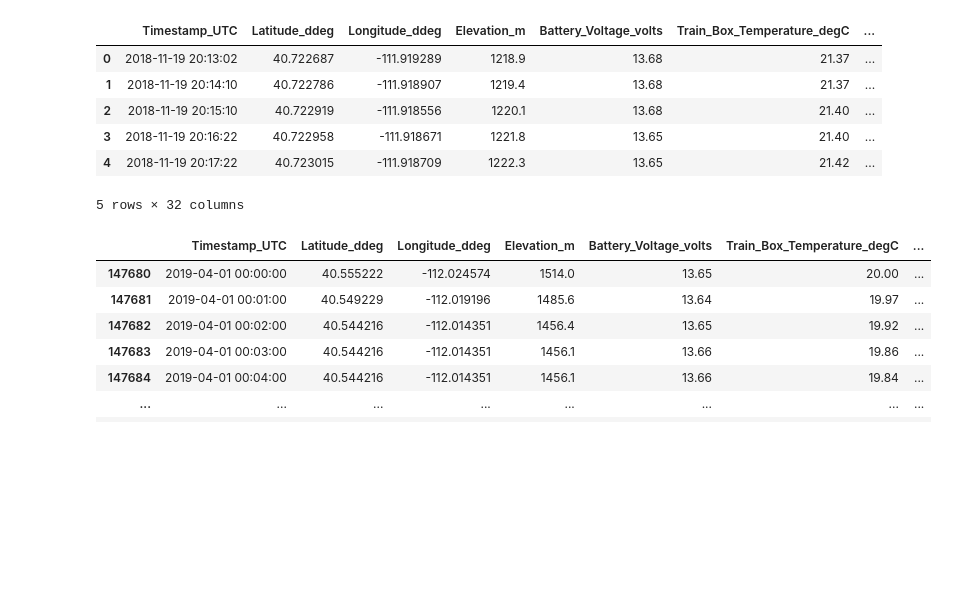
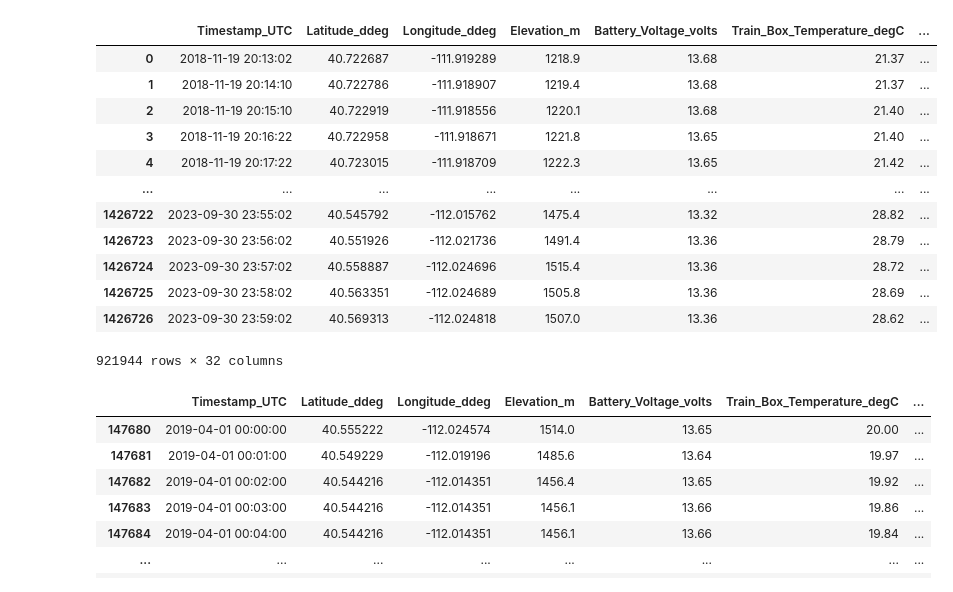
Before and after one commit to anth0nyhle/MobileAirQualitySLV, a Jupyter notebook: seasonal_pm25_avgs.ipynb, the cells around one changed output. Drawn from its saved outputs; the diff is of its cells as text; code cells hidden in the pictures; blank space fills up the shorter version.

```diff
--- a/seasonal_pm25_avgs.ipynb
+++ b/seasonal_pm25_avgs.ipynb
@@ -7,14 +7,23 @@ import contextily as cx
 # %%
 transit_df = pd.read_csv('./data/transit_dfs/TRX01_df.csv', low_memory=False, header=1)
 transit_df.head()
+
+transit_overall_df = transit_df.groupby(['Latitude_ddeg', 'Longitude_ddeg'])
+transit_overall_df.head()
 # %% [output]
 |  | Timestamp_UTC | Latitude_ddeg | Longitude_ddeg | Elevation_m | Battery_Voltage_volts | Train_Box_Temperature_degC | ... |
 | 0 | 2018-11-19 20:13:02 | 40.722687 | -111.919289 | 1218.9 | 13.68 | 21.37 | ... |
 | 1 | 2018-11-19 20:14:10 | 40.722786 | -111.918907 | 1219.4 | 13.68 | 21.37 | ... |
 | 2 | 2018-11-19 20:15:10 | 40.722919 | -111.918556 | 1220.1 | 13.68 | 21.40 | ... |
 | 3 | 2018-11-19 20:16:22 | 40.722958 | -111.918671 | 1221.8 | 13.65 | 21.40 | ... |
 | 4 | 2018-11-19 20:17:22 | 40.723015 | -111.918709 | 1222.3 | 13.65 | 21.42 | ... |
+| ... | ... | ... | ... | ... | ... | ... | ... |
+| 1426722 | 2023-09-30 23:55:02 | 40.545792 | -112.015762 | 1475.4 | 13.32 | 28.82 | ... |
+| 1426723 | 2023-09-30 23:56:02 | 40.551926 | -112.021736 | 1491.4 | 13.36 | 28.79 | ... |
+| 1426724 | 2023-09-30 23:57:02 | 40.558887 | -112.024696 | 1515.4 | 13.36 | 28.72 | ... |
+| 1426725 | 2023-09-30 23:58:02 | 40.563351 | -112.024689 | 1505.8 | 13.36 | 28.69 | ... |
+| 1426726 | 2023-09-30 23:59:02 | 40.569313 | -112.024818 | 1507.0 | 13.36 | 28.62 | ... |
-5 rows × 32 columns
+921944 rows × 32 columns
 # %%
 transit_summer_df = transit_df[transit_df['Month'].isin([4, 5, 6, 7, 8])]
 transit_summer_df = transit_summer_df.groupby(['Latitude_ddeg', 'Longitude_ddeg'])
```
Also changed, not shown: parts of 1 cell of this notebook.
